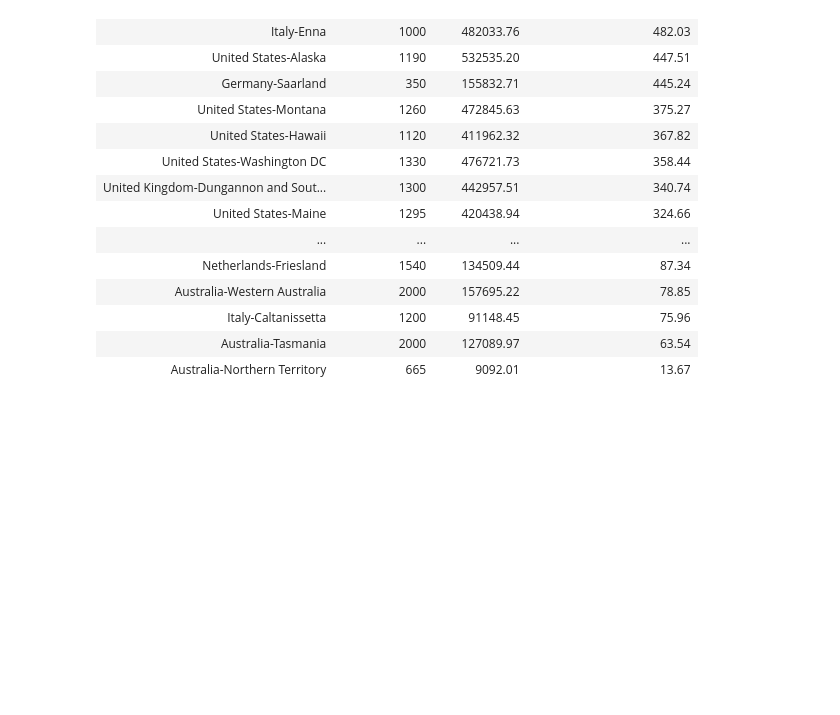
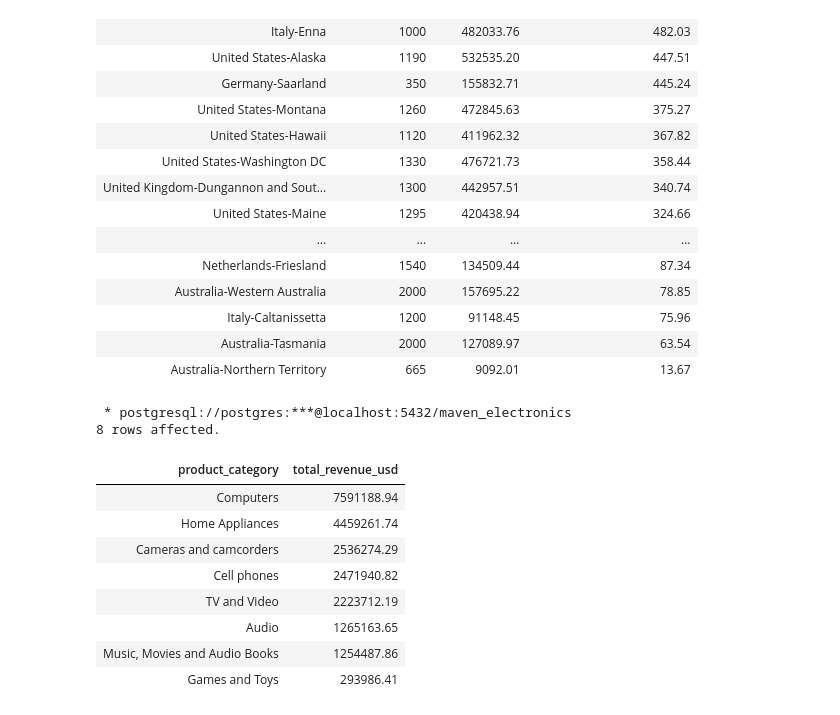
Before and after one commit to Ronald116/Data-Analysis-Projects, a Jupyter notebook: Maven_Global_Electronics_Retailer/global_electronics_retail_analysis.ipynb, the cells around one changed output. Saved outputs shown, nothing was run; the diff lists cells and outputs as text; code cells hidden in the pictures; blank space fills up the shorter version.

```diff
--- a/Maven_Global_Electronics_Retailer/global_electronics_retail_analysis.ipynb
+++ b/Maven_Global_Electronics_Retailer/global_electronics_retail_analysis.ipynb
@@ -681,3 +681,32 @@ ORDER BY 4 DESC;
 | Italy-Caltanissetta | 1200 | 91148.45 | 75.96 |
 | Australia-Tasmania | 2000 | 127089.97 | 63.54 |
 | Australia-Northern Territory | 665 | 9092.01 | 13.67 |
+# %%
+%%sql
+-- Identifying high and low performing product categories
+
+SELECT
+    p.category AS product_category,
+    ROUND(
+        SUM(s.quantity * p.unit_price_usd / e.exchange), 2
+    ) AS total_revenue_usd
+FROM
+    sales s
+INNER JOIN products p
+ON s.productkey = p.productkey
+INNER JOIN exchange_rates e
+ON s.currency_code = e.currency AND s.order_date = e.date
+GROUP BY 1
+ORDER BY 2 DESC;
+# %% [output]
+ * postgresql://postgres:***@localhost:5432/maven_electronics
+8 rows affected.
+| product_category | total_revenue_usd |
+| Computers | 7591188.94 |
+| Home Appliances | 4459261.74 |
+| Cameras and camcorders | 2536274.29 |
+| Cell phones | 2471940.82 |
+| TV and Video | 2223712.19 |
+| Audio | 1265163.65 |
+| Music, Movies and Audio Books | 1254487.86 |
+| Games and Toys | 293986.41 |
```
Also changed, not shown: parts of 2 cells of this notebook.
